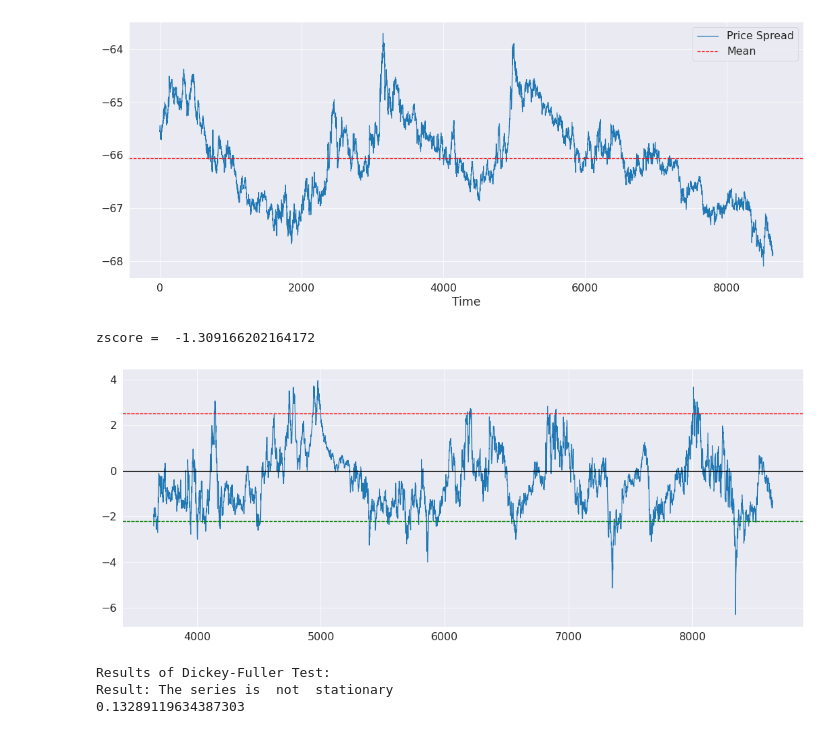
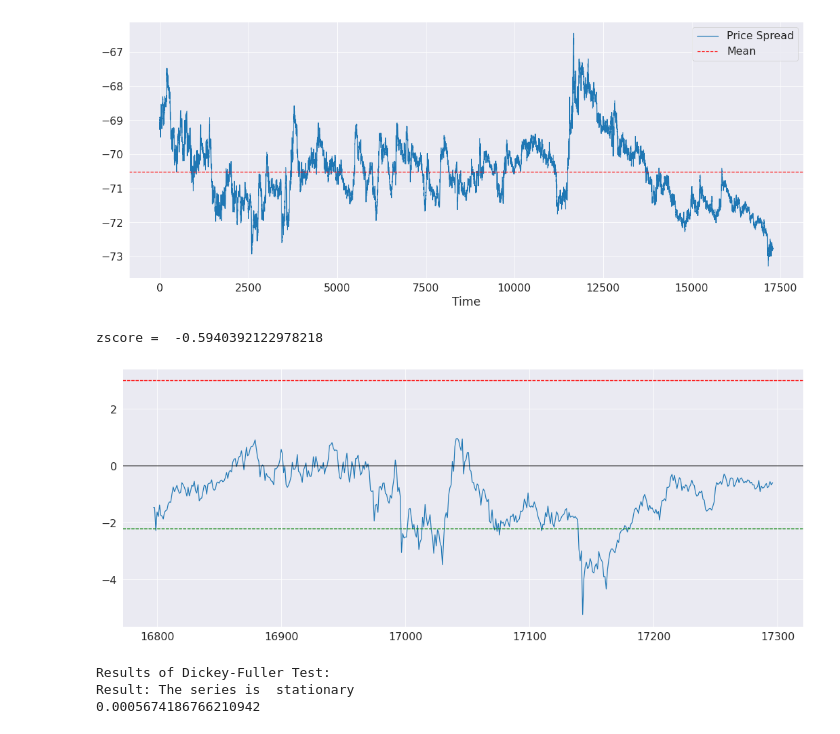
Before and after one commit to beannguyen/crypto-pair-trading, a Jupyter notebook: src/live/Check Pair with Hurst.ipynb, the cells around one changed output. Saved outputs shown, nothing was run; the diff lists cells and outputs as text; code cells hidden in the pictures.

Commit message:
update pair trading

```diff
--- a/src/live/Check Pair with Hurst.ipynb
+++ b/src/live/Check Pair with Hurst.ipynb
@@ -174,7 +174,13 @@ def check_pair(symbols, hedge_ratio, half_life, timeframe=TIMEFRAME, nb_symbols=
     data = []
 
     for symbol in symbols:
-        p = 4*30 if timeframe == '1h' else 30
+        if timeframe == '1h':
+            p = 6 * 30
+        elif timeframe == '15m':
+            p = 6 * 30
+        else:
+            p = 30
+
         # print(p)
         df = get_candles(base=symbol, quote='USDT', start_date=datetime.now() - timedelta(days=p), interval=timeframe)
         if df is None:
@@ -210,7 +216,7 @@ Result: The series is  not  stationary
 # %%
-symbols = ['BTC', 'XMR']
-half_life = 316
-hedge_ratio = [18.18991242, -48.757713]
+symbols = ['ETH', 'XMR']
+half_life = 258
+hedge_ratio = [7.90071559, -25.61485873]
 
-spread = check_pair(symbols, hedge_ratio, half_life, timeframe='5m', zscore_range=[2.5, -2.2], zscore_lookback=5000)
+spread = check_pair(symbols, hedge_ratio, half_life, timeframe='15m', zscore_range=[3, -2.2], zscore_lookback=500)
 # %% [output]
@@ -218,6 +224,6 @@ spread = check_pair(symbols, hedge_ratio, half_life, timeframe='5m', zscore_rang
-[figure, old version]
+[figure, new version]
-zscore =  -1.309166202164172
+zscore =  -0.5940392122978218
-[figure, old version]
+[figure, new version]
 Results of Dickey-Fuller Test:
-Result: The series is  not  stationary
-0.13289119634387303
+Result: The series is  stationary
+0.0005674186766210942
```
Also changed, not shown: parts of 2 cells of this notebook, 1 other file.
